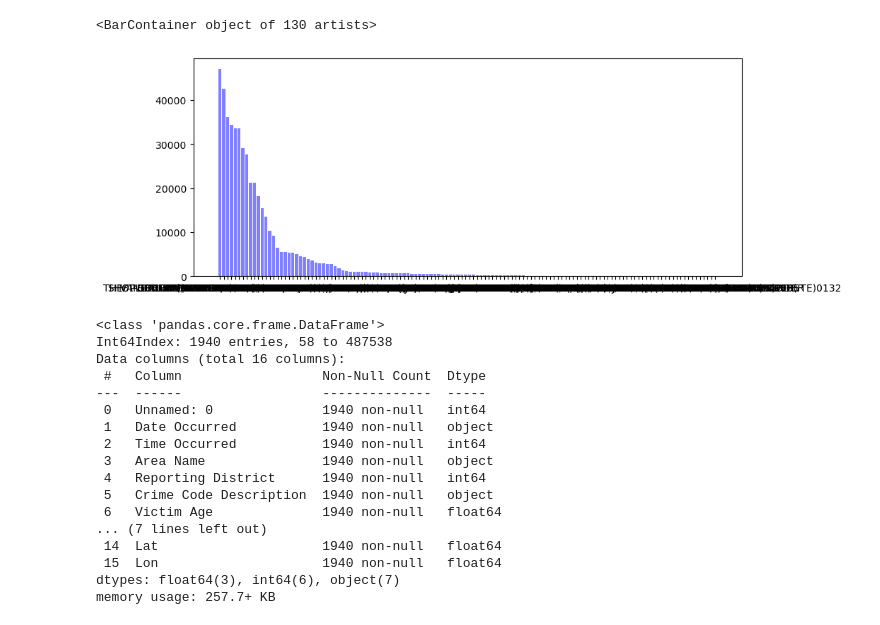
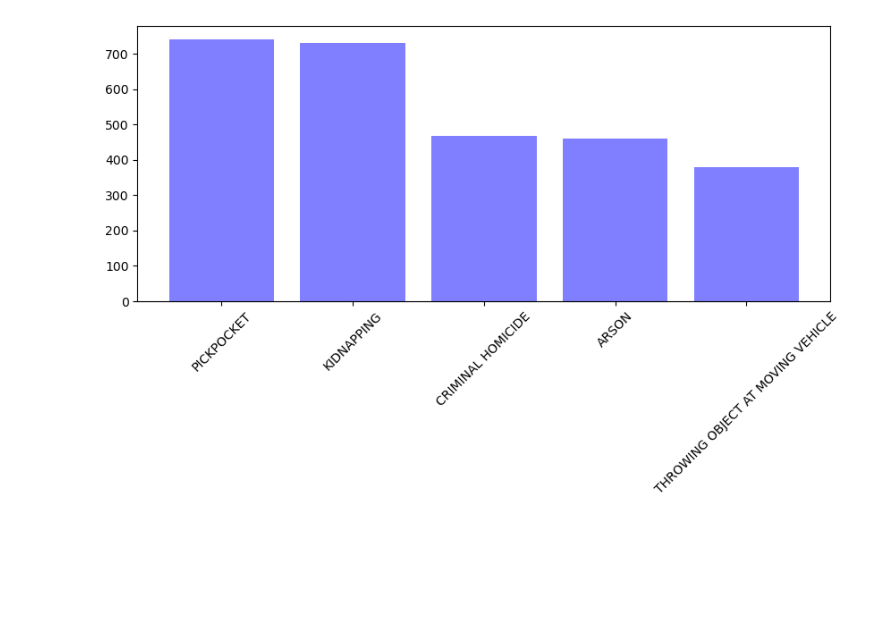
Before and after one commit to csakauye/project-1, a Jupyter notebook: Crime_Location_Analysis.ipynb, the cells around one changed output. Drawn from its saved outputs; the diff is of its cells as text; code cells hidden in the pictures; blank space fills up the shorter version.

```diff
--- a/Crime_Location_Analysis.ipynb
+++ b/Crime_Location_Analysis.ipynb
@@ -0,0 +11,3 @@
+# %%
+crime_subset = crime_data[(crime_data["Crime Code Description"] == "CRIMINAL HOMICIDE") |(crime_data["Crime Code Description"] == "ARSON") |(crime_data["Crime Code Description"] == "KIDNAPPING")|(crime_data["Crime Code Description"] == "THROWING OBJECT AT MOVING VEHICLE") |(crime_data["Crime Code Description"] == "PICKPOCKET")]
+crime_subset.info()
@@ -0,0 +32,4 @@
+# %%
+crime_subset["Datetime"] = pd.to_datetime(crime_subset["Date Occurred"])
+crime_subset["Datetime"] = crime_subset["Datetime"].astype("int64")
+crime_subset.head()
@@ -1,35 +63,11 @@
 # %%
-import hvplot.pandas
-import pandas as pd
-import matplotlib.pyplot as plt
-csv_path = "Cleaned_Crime_Data.csv"
-
-crime_data = pd.read_csv(csv_path)
-crimes_per_type = crime_data["Crime Code Description"].value_counts()
-crimes = crime_data["Crime Code Description"].unique()
+crimes_per_type = crime_subset["Crime Code Description"].value_counts()
+crimes = crime_subset["Crime Code Description"].unique()
+crimes_per_area = crime_subset["Area Name"].value_counts()
 plt.figure(figsize=(10,4))
 plt.bar(crimes,crimes_per_type,color = "blue", alpha = .5)
+#plt.bar(crimes,crimes_per_area, color = "orange")
+plt.xticks(crimes, rotation = 45)
+plt.show()
 # %% [output]
-<BarContainer object of 130 artists>
-[figure, old version]
+[figure, new version]
-# %%
-crime_subset = crime_data[(crime_data["Crime Code Description"] == "CRIMINAL HOMICIDE") |(crime_data["Crime Code Description"] == "ARSON") |(crime_data["Crime Code Description"] == "KIDNAPPING") ]
-crime_subset.info()
-# %% [output]
-<class 'pandas.core.frame.DataFrame'>
-Int64Index: 1940 entries, 58 to 487538
-Data columns (total 16 columns):
- #   Column                  Non-Null Count  Dtype
----  ------                  --------------  -----
- 0   Unnamed: 0              1940 non-null   int64
- 1   Date Occurred           1940 non-null   object
- 2   Time Occurred           1940 non-null   int64
- 3   Area Name               1940 non-null   object
- 4   Reporting District      1940 non-null   int64
- 5   Crime Code Description  1940 non-null   object
- 6   Victim Age              1940 non-null   float64
-... (7 lines left out)
- 14  Lat                     1940 non-null   float64
- 15  Lon                     1940 non-null   float64
-dtypes: float64(3), int64(6), object(7)
-memory usage: 257.7+ KB
```
Also changed, not shown: parts of 17 cells of this notebook.
